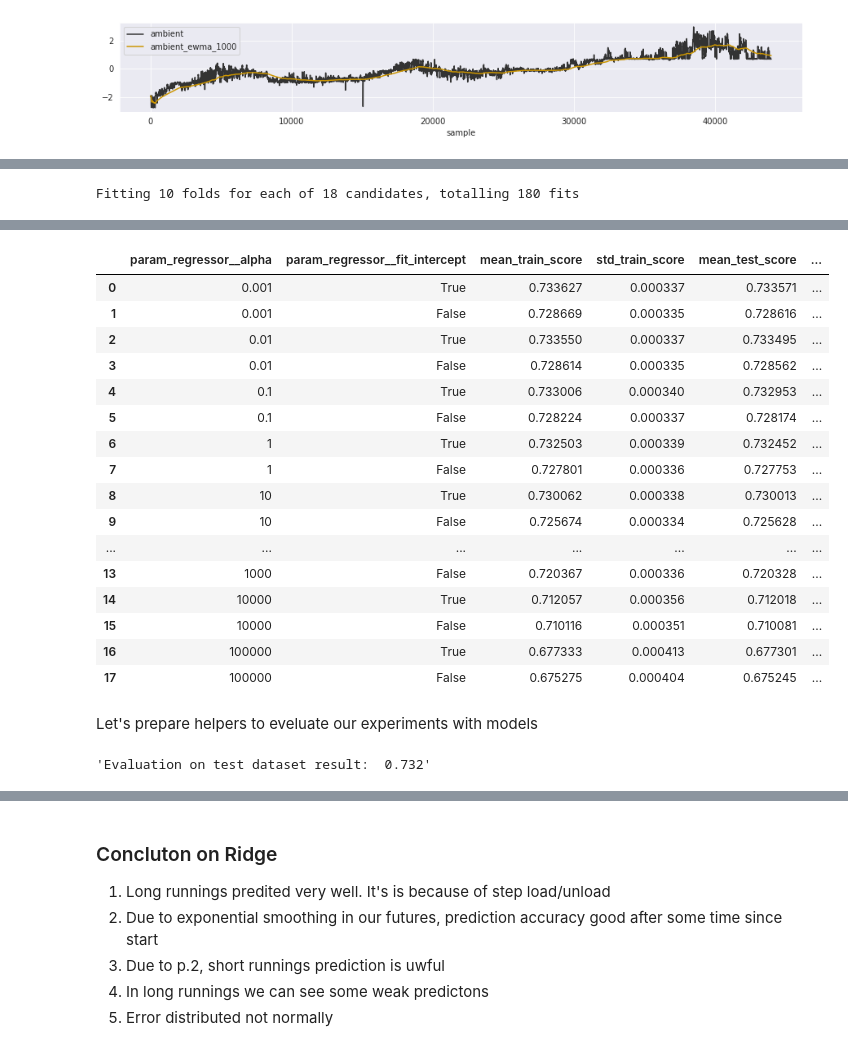
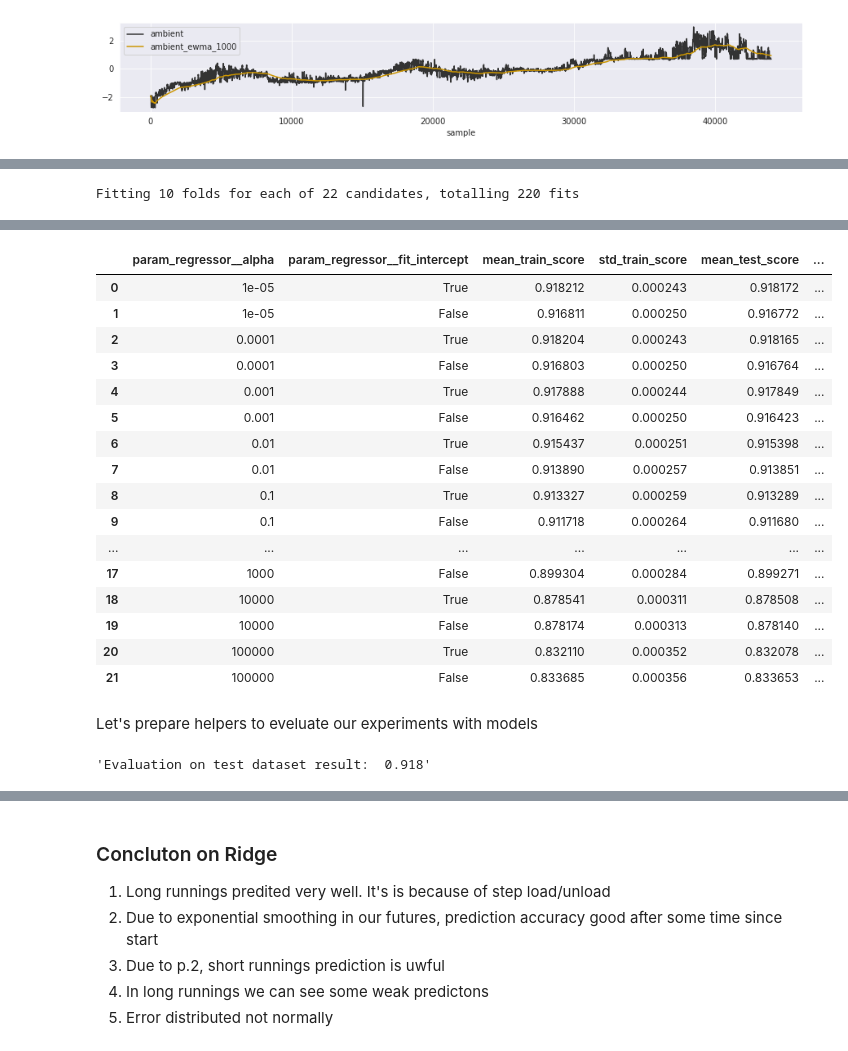
Before and after one commit to dimandms/motor_temperatures, a Jupyter notebook: Motors_Temperature.ipynb, the cells around one changed output, grey strips where cells are left out. Drawn from its saved outputs; the diff is of its cells as text; code cells hidden in the pictures.

```diff
--- a/Motors_Temperature.ipynb
+++ b/Motors_Temperature.ipynb
@@ -318,7 +318,10 @@ y = new_features_df["pm"]
 X_train, X_test, y_train, y_test = train_test_split(X, y, test_size=0.25, random_state=42)
 # %%
 # Use SelectKBest out of feature_tarnsformation_pipeline because of DataFrame interface
-selector = SelectKBest(f_regression, k=20)
+# We can change k and see how it influence on results
+# K=61 is for all features selected
+# TODO: influde in grid search
+selector = SelectKBest(f_regression, k=61)
 selector.fit_transform(X_train, y_train)
 mask = selector.get_support()
 selected_features = X_train.columns[mask]
@@ -342,7 +354,7 @@ model_pipline = Pipeline([
 ])
 
 params_grid = {
-    "regressor__alpha": np.logspace(-3, 5, num=9, base=10),
+    "regressor__alpha": np.logspace(-5, 5, num=11, base=10),
     "regressor__fit_intercept": [True, False],
 }
 
@@ -364,5 +376,5 @@ cv_results_df[["param_regressor__alpha", "param_regressor__fit_intercept",
                "mean_test_score","std_test_score",
                "rank_test_score"]]
 # %% [output]
-Fitting 10 folds for each of 18 candidates, totalling 180 fits
+Fitting 10 folds for each of 22 candidates, totalling 220 fits
 [Parallel(n_jobs=-1)]: Using backend LokyBackend with 2 concurrent workers.
@@ -371,20 +384,20 @@ Fitting 10 folds for each of 18 candidates, totalling 180 fits
 |  | param_regressor__alpha | param_regressor__fit_intercept | mean_train_score | std_train_score | mean_test_score | ... |
-| 0 | 0.001 | True | 0.733627 | 0.000337 | 0.733571 | ... |
-| 1 | 0.001 | False | 0.728669 | 0.000335 | 0.728616 | ... |
-| 2 | 0.01 | True | 0.733550 | 0.000337 | 0.733495 | ... |
-| 3 | 0.01 | False | 0.728614 | 0.000335 | 0.728562 | ... |
-| 4 | 0.1 | True | 0.733006 | 0.000340 | 0.732953 | ... |
-| 5 | 0.1 | False | 0.728224 | 0.000337 | 0.728174 | ... |
-| 6 | 1 | True | 0.732503 | 0.000339 | 0.732452 | ... |
-| 7 | 1 | False | 0.727801 | 0.000336 | 0.727753 | ... |
-| 8 | 10 | True | 0.730062 | 0.000338 | 0.730013 | ... |
-| 9 | 10 | False | 0.725674 | 0.000334 | 0.725628 | ... |
+| 0 | 1e-05 | True | 0.918212 | 0.000243 | 0.918172 | ... |
+| 1 | 1e-05 | False | 0.916811 | 0.000250 | 0.916772 | ... |
+| 2 | 0.0001 | True | 0.918204 | 0.000243 | 0.918165 | ... |
+| 3 | 0.0001 | False | 0.916803 | 0.000250 | 0.916764 | ... |
+| 4 | 0.001 | True | 0.917888 | 0.000244 | 0.917849 | ... |
+| 5 | 0.001 | False | 0.916462 | 0.000250 | 0.916423 | ... |
+| 6 | 0.01 | True | 0.915437 | 0.000251 | 0.915398 | ... |
+| 7 | 0.01 | False | 0.913890 | 0.000257 | 0.913851 | ... |
+| 8 | 0.1 | True | 0.913327 | 0.000259 | 0.913289 | ... |
+| 9 | 0.1 | False | 0.911718 | 0.000264 | 0.911680 | ... |
 | ... | ... | ... | ... | ... | ... | ... |
-| 13 | 1000 | False | 0.720367 | 0.000336 | 0.720328 | ... |
-| 14 | 10000 | True | 0.712057 | 0.000356 | 0.712018 | ... |
-| 15 | 10000 | False | 0.710116 | 0.000351 | 0.710081 | ... |
-| 16 | 100000 | True | 0.677333 | 0.000413 | 0.677301 | ... |
-| 17 | 100000 | False | 0.675275 | 0.000404 | 0.675245 | ... |
+| 17 | 1000 | False | 0.899304 | 0.000284 | 0.899271 | ... |
+| 18 | 10000 | True | 0.878541 | 0.000311 | 0.878508 | ... |
+| 19 | 10000 | False | 0.878174 | 0.000313 | 0.878140 | ... |
+| 20 | 100000 | True | 0.832110 | 0.000352 | 0.832078 | ... |
+| 21 | 100000 | False | 0.833685 | 0.000356 | 0.833653 | ... |
 # %% [markdown]
 Let's prepare helpers to eveluate our experiments with models
 # %%
@@ -426,7 +439,7 @@ def plot_fitted_values(df, estimator, selected_features, profile_ids=None):
 score = evaluate_test(model.best_estimator_, r2_score, X_test_filtered, y_test)
 f"Evaluation on test dataset result: {score: 0.3f}"
 # %% [output]
-'Evaluation on test dataset result:  0.732'
+'Evaluation on test dataset result:  0.918'
 # %%
 scores = score_on_profiles(new_features_df, model.best_estimator_, r2_score, selected_features)
 scores_df = pd.DataFrame(scores, columns=["profile_id", "score"]).sort_values(by=['score'], ascending=False).reset_index(drop=True)
```
Also changed, not shown: parts of 15 cells of this notebook.
